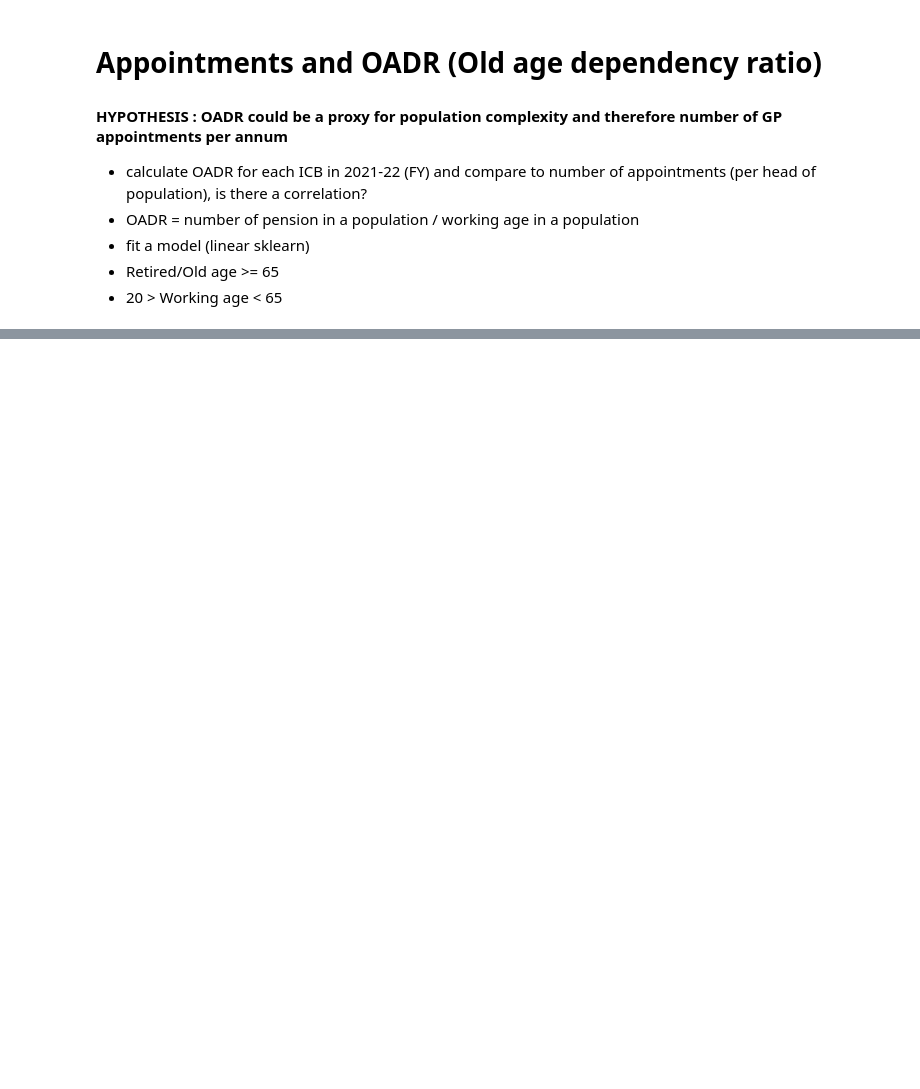
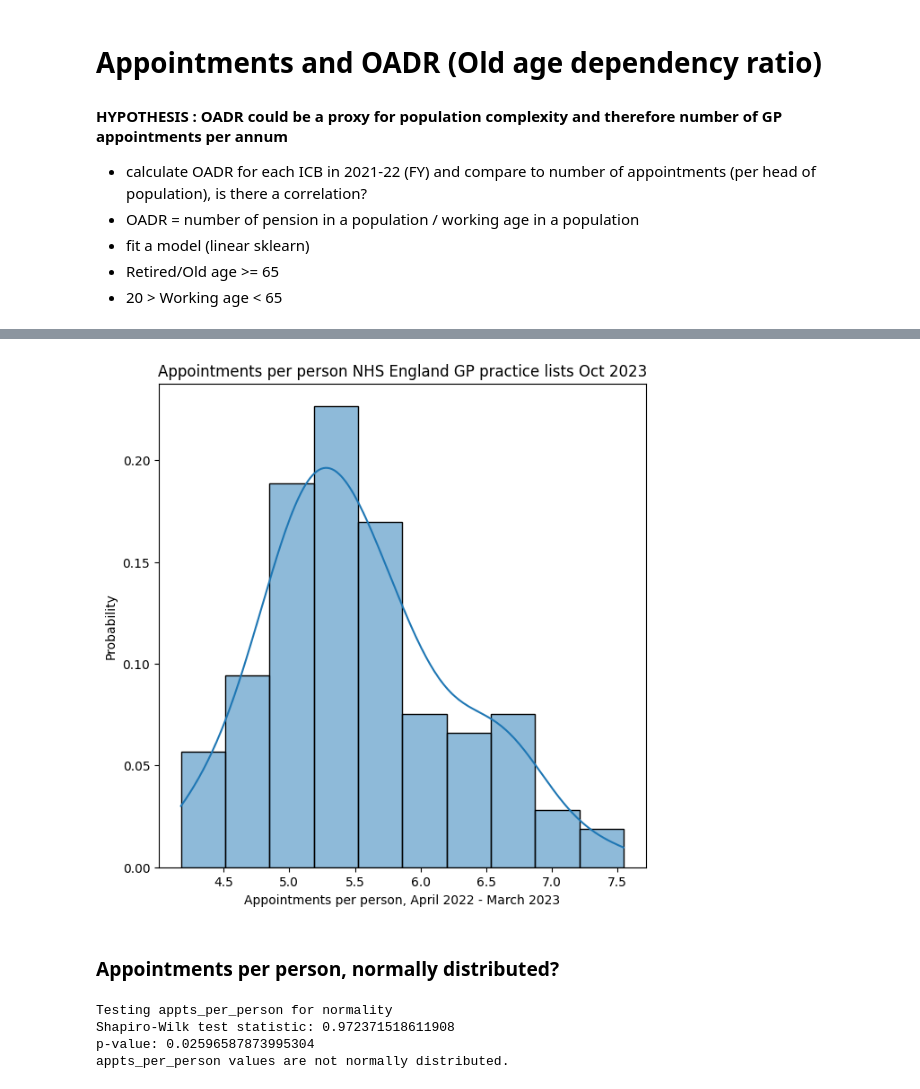
Before and after one commit to SNEE-ICS/PrimaryCareDemandAndCapacity, a Jupyter notebook: AppointmentsVsOADR.ipynb, the cells around one changed output, grey strips where cells are left out. Cells and saved outputs as stored; diff of their text form; code cells hidden in the pictures; blank space fills up the shorter version.

```diff
--- a/AppointmentsVsOADR.ipynb
+++ b/AppointmentsVsOADR.ipynb
@@ -520,0 +74,3 @@ Mean swuared error: 62.05504705797362
+# %%
+gp_appts_df['APPOINTMENT_MONTH'] = pd.to_datetime(gp_appts_df['APPOINTMENT_MONTH'], format='%b%Y')
+gp_appts_fy2023_df = gp_appts_df.loc[gp_appts_df['APPOINTMENT_MONTH']>='2022-09-01'].copy()
@@ -520,0 +238,10 @@ Mean swuared error: 62.05504705797362
+# %%
+# inner join on ONS code
+oadr_appointments_df= pd.merge(left=oadr_df.set_index('ONS_CODE'), right=gp_appts_summary_df.set_index('SUB_ICB_LOCATION_ONS_CODE'), how='inner', left_index=True, right_index=True)
+# calculate
+oadr_appointments_df['appts_per_person'] = oadr_appointments_df['COUNT_OF_APPOINTMENTS'] / oadr_appointments_df['total_list_size']
+oadr_appointments_df = (oadr_appointments_df
+                        .drop(columns=['RETIREAGE','WORKAGE','CHILDAGE'])
+                        .assign(SNEE_ICB= lambda df : df['SUB_ICB_LOCATION_NAME'].str.contains('Suffolk')))
+
+oadr_appointments_df.sort_values('appts_per_person', ascending=False).head(20)
@@ -520,0 +267,17 @@ Mean swuared error: 62.05504705797362
+# %%
+fig, ax = plt.subplots(1, figsize=(7, 7))
+sns.histplot(data=oadr_appointments_df, x='appts_per_person', bins=10, stat='probability', ax=ax, kde=True)
+ax.set_title('Appointments per person NHS England GP practice lists Oct 2023')
+ax.set_xlabel('Appointments per person, April 2022 - March 2023')
+plt.show()
+# %% [output]
+[figure, added]
+# %% [markdown]
+### Appointments per person, normally distributed?
+# %%
+shapiro_test(oadr_appointments_df, 'appts_per_person')
+# %% [output]
+Testing appts_per_person for normality
+Shapiro-Wilk test statistic: 0.972371518611908
+p-value: 0.02596587873995304
+appts_per_person values are not normally distributed.
```
Also changed, not shown: parts of 87 cells of this notebook.
